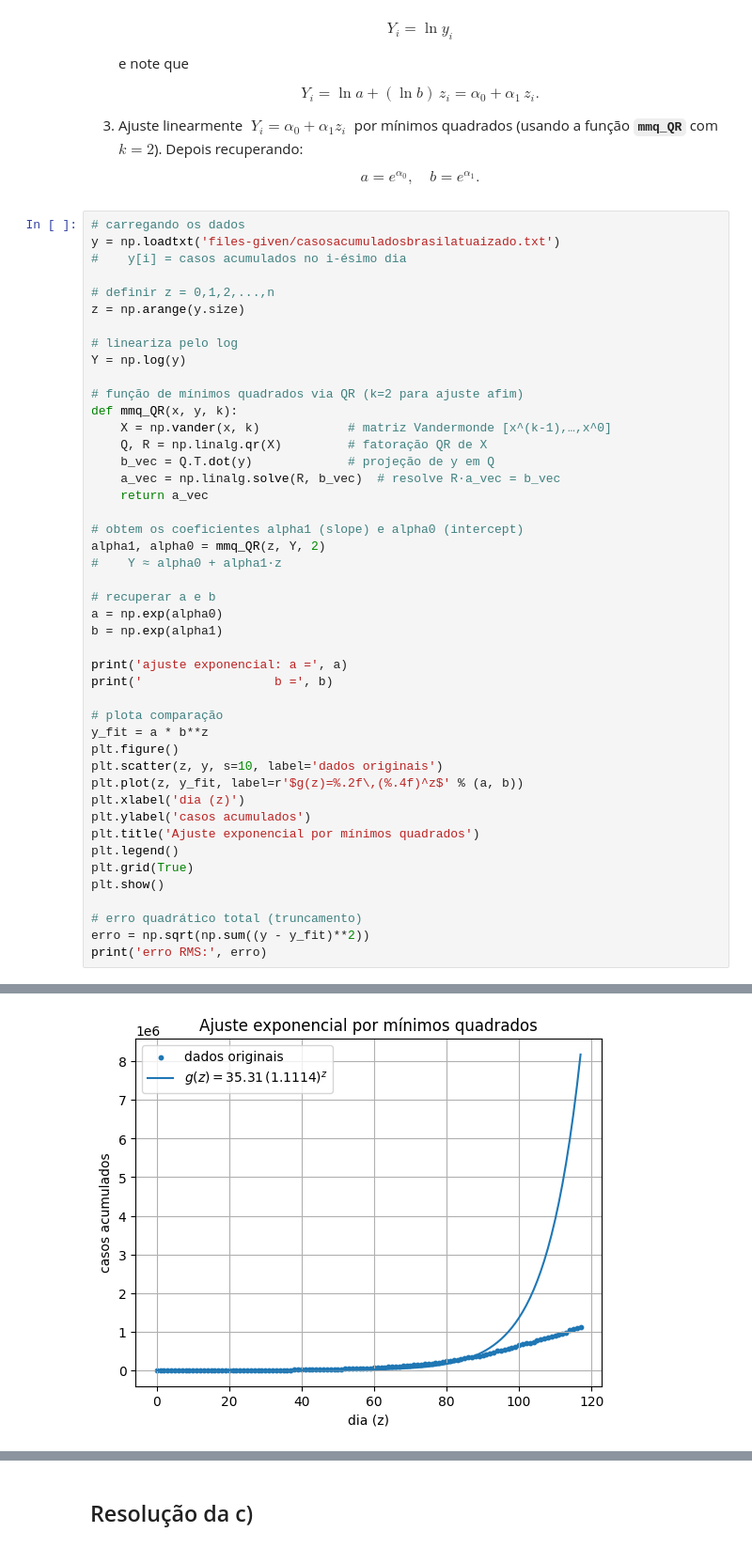
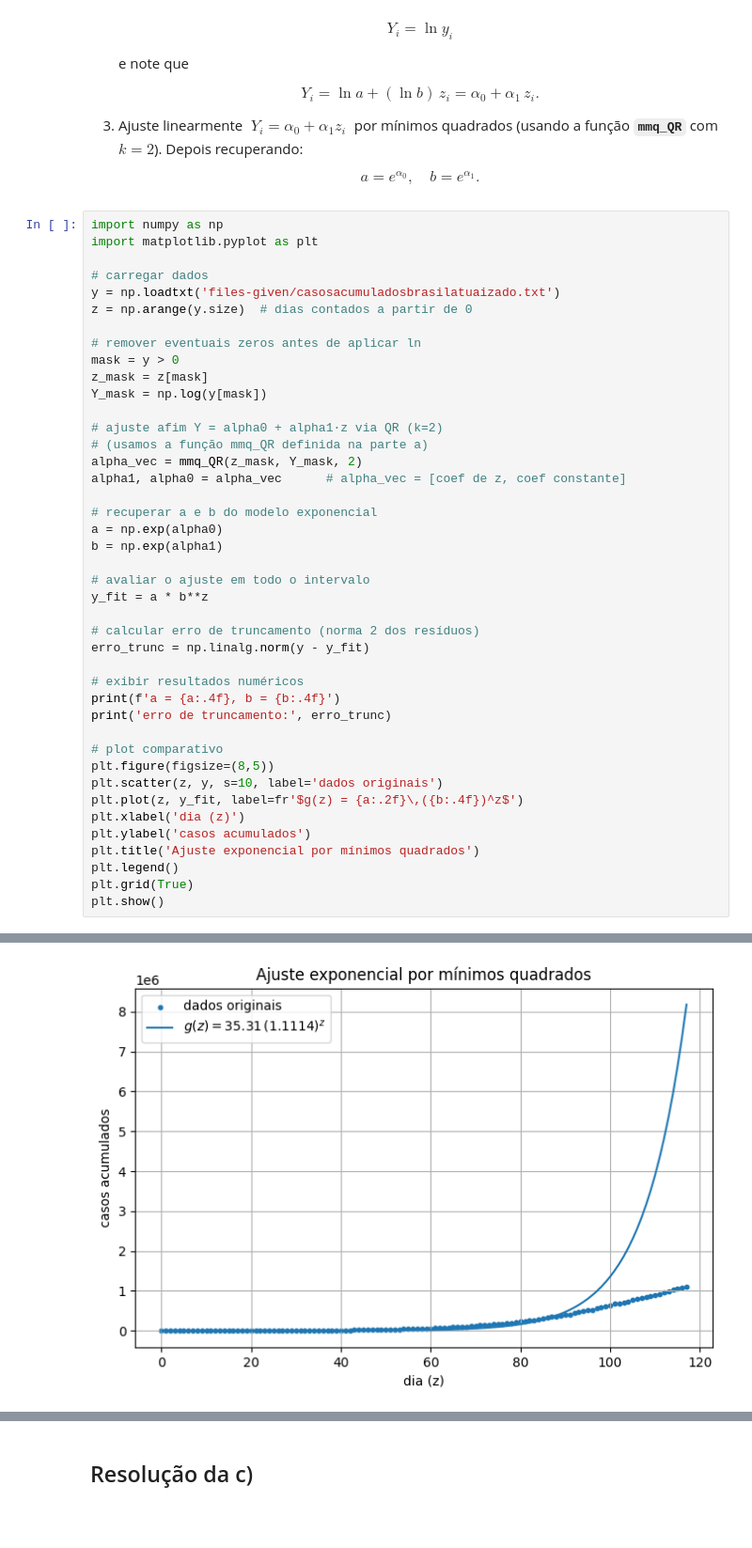
Before and after one commit to lfelipediniz/NumericEssentials, a Jupyter notebook: NumericEssentials.ipynb, the cells around one changed output, grey strips where cells are left out. Shown at 94% size. Drawn from its saved outputs; the diff is of its cells as text; blank space fills up the shorter version.

```diff
--- a/NumericEssentials.ipynb
+++ b/NumericEssentials.ipynb
@@ -2573,48 +2591,45 @@ Para ajustar $g(z)=a\,b^{z}$ aos seus dados de 26 fev 2020 a 18 jun 2020 usaremo
      a = e^{\alpha_0},\quad b = e^{\alpha_1}.
    $$
 # %%
-# carregando os dados
+import numpy as np
+import matplotlib.pyplot as plt
+
+# carregar dados
 y = np.loadtxt('files-given/casosacumuladosbrasilatuaizado.txt')
-#    y[i] = casos acumulados no i-ésimo dia
+z = np.arange(y.size)  # dias contados a partir de 0
 
-# definir z = 0,1,2,...,n
-z = np.arange(y.size)
+# remover eventuais zeros antes de aplicar ln
+mask = y > 0
+z_mask = z[mask]
+Y_mask = np.log(y[mask])
 
-# lineariza pelo log
-Y = np.log(y)
+# ajuste afim Y = alpha0 + alpha1·z via QR (k=2)
+# (usamos a função mmq_QR definida na parte a)
+alpha_vec = mmq_QR(z_mask, Y_mask, 2)
+alpha1, alpha0 = alpha_vec      # alpha_vec = [coef de z, coef constante]
 
-# função de mínimos quadrados via QR (k=2 para ajuste afim)
-def mmq_QR(x, y, k):
-    X = np.vander(x, k)            # matriz Vandermonde [x^(k-1),…,x^0]
-    Q, R = np.linalg.qr(X)         # fatoração QR de X
-    b_vec = Q.T.dot(y)             # projeção de y em Q
-    a_vec = np.linalg.solve(R, b_vec)  # resolve R·a_vec = b_vec
-    return a_vec
-
-# obtem os coeficientes alpha1 (slope) e alpha0 (intercept)
-alpha1, alpha0 = mmq_QR(z, Y, 2)
-#    Y ≈ alpha0 + alpha1·z
-
-# recuperar a e b
+# recuperar a e b do modelo exponencial
 a = np.exp(alpha0)
 b = np.exp(alpha1)
 
-print('ajuste exponencial: a =', a)
-print('                  b =', b)
+# avaliar o ajuste em todo o intervalo
+y_fit = a * b**z
 
-# plota comparação
-y_fit = a * b**z
-plt.figure()
+# calcular erro de truncamento (norma 2 dos resíduos)
+erro_trunc = np.linalg.norm(y - y_fit)
+
+# exibir resultados numéricos
+print(f'a = {a:.4f}, b = {b:.4f}')
+print('erro de truncamento:', erro_trunc)
+
+# plot comparativo
+plt.figure(figsize=(8,5))
 plt.scatter(z, y, s=10, label='dados originais')
-plt.plot(z, y_fit, label=r'$g(z)=%.2f\,(%.4f)^z$' % (a, b))
+plt.plot(z, y_fit, label=fr'$g(z) = {a:.2f}\,({b:.4f})^z$')
 plt.xlabel('dia (z)')
 plt.ylabel('casos acumulados')
 plt.title('Ajuste exponencial por mínimos quadrados')
 plt.legend()
 plt.grid(True)
 plt.show()
-
-# erro quadrático total (truncamento)
-erro = np.sqrt(np.sum((y - y_fit)**2))
-print('erro RMS:', erro)
 # %% [output]
@@ -2623 +2638 @@ ajuste exponencial: a = 35.313041543172595
-[figure, old version]
+[figure, new version]
```
Also changed, not shown: parts of 9 cells of this notebook.
